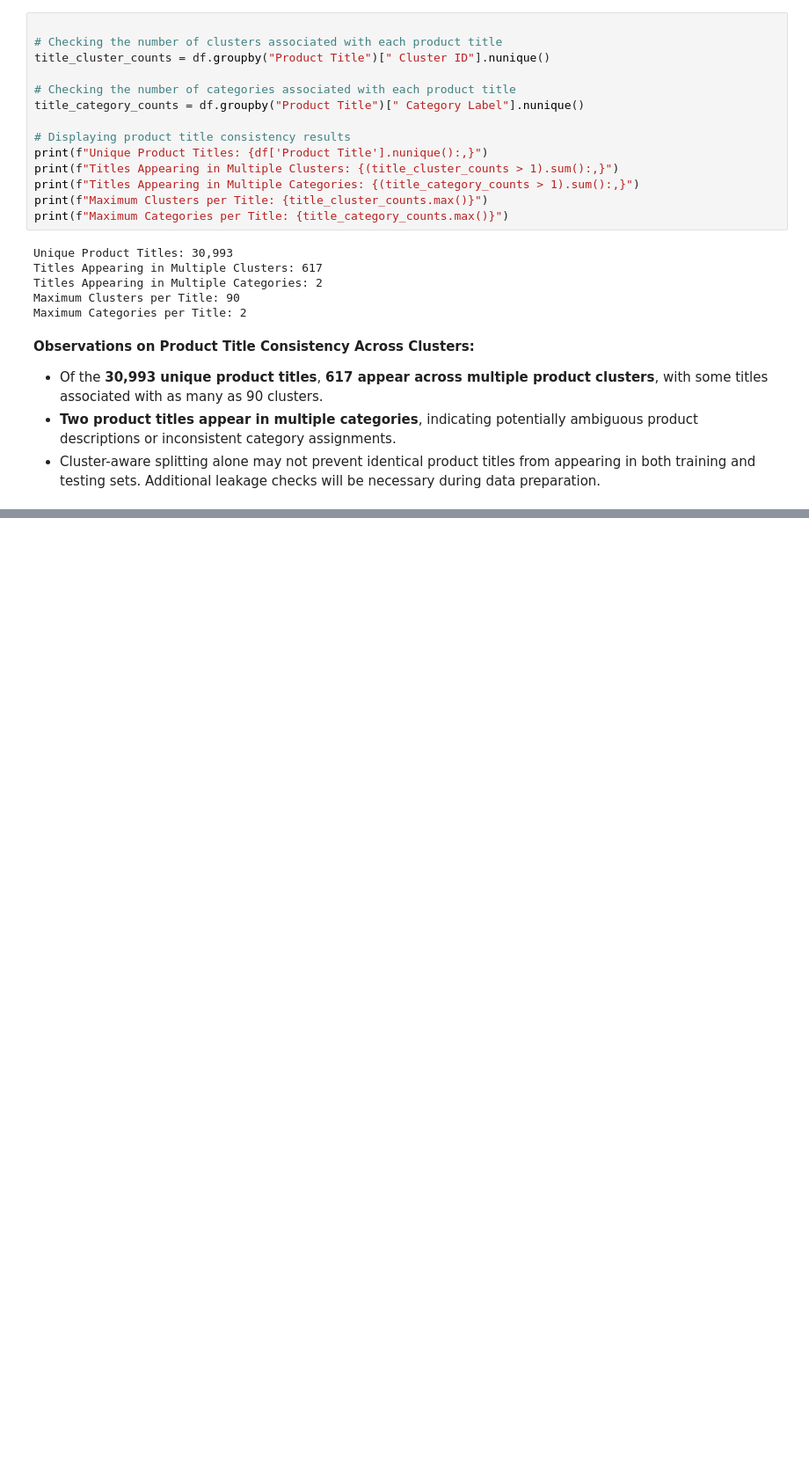
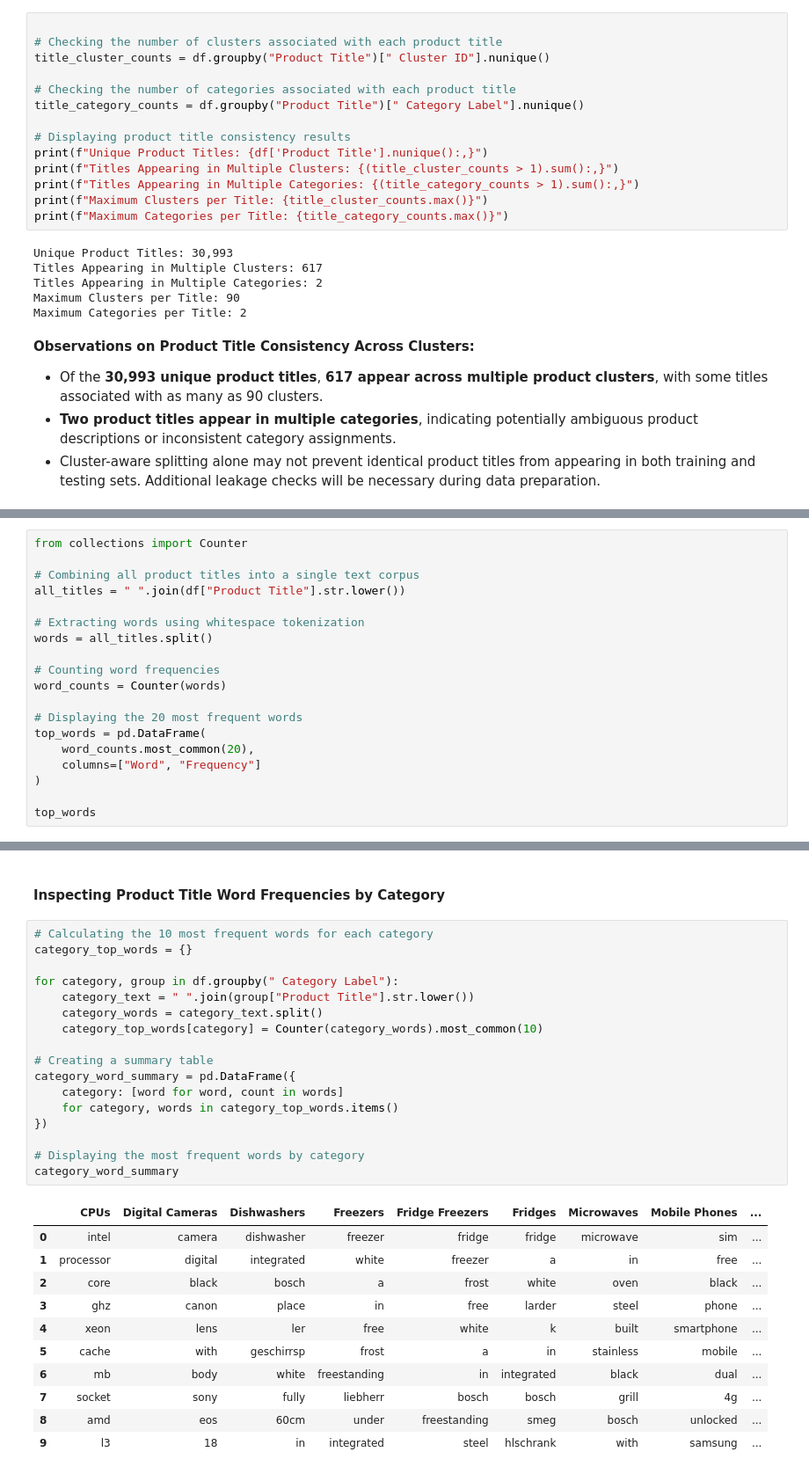
Before and after one commit to TejasMJ/Product-Taxonomy-Intelligence, a Jupyter notebook: notebooks/01_data_understanding.ipynb, the cells around one changed output, grey strips where cells are left out. Shown at 88% size. Saved outputs shown, nothing was run; the diff lists cells and outputs as text; blank space fills up the shorter version.

```diff
--- a/notebooks/01_data_understanding.ipynb
+++ b/notebooks/01_data_understanding.ipynb
@@ -364,0 +510,19 @@ Maximum Categories per Title: 2
+# %%
+from collections import Counter
+
+# Combining all product titles into a single text corpus
+all_titles = " ".join(df["Product Title"].str.lower())
+
+# Extracting words using whitespace tokenization
+words = all_titles.split()
+
+# Counting word frequencies
+word_counts = Counter(words)
+
+# Displaying the 20 most frequent words
+top_words = pd.DataFrame(
+    word_counts.most_common(20),
+    columns=["Word", "Frequency"]
+)
+
+top_words
@@ -364,0 +553,31 @@ Maximum Categories per Title: 2
+# %% [markdown]
+#### Inspecting Product Title Word Frequencies by Category
+# %%
+# Calculating the 10 most frequent words for each category
+category_top_words = {}
+
+for category, group in df.groupby(" Category Label"):
+    category_text = " ".join(group["Product Title"].str.lower())
+    category_words = category_text.split()
+    category_top_words[category] = Counter(category_words).most_common(10)
+
+# Creating a summary table
+category_word_summary = pd.DataFrame({
+    category: [word for word, count in words]
+    for category, words in category_top_words.items()
+})
+
+# Displaying the most frequent words by category
+category_word_summary
+# %% [output]
+|  | CPUs | Digital Cameras | Dishwashers | Freezers | Fridge Freezers | Fridges | Microwaves | Mobile Phones | ... |
+| 0 | intel | camera | dishwasher | freezer | fridge | fridge | microwave | sim | ... |
+| 1 | processor | digital | integrated | white | freezer | a | in | free | ... |
+| 2 | core | black | bosch | a | frost | white | oven | black | ... |
+| 3 | ghz | canon | place | in | free | larder | steel | phone | ... |
+| 4 | xeon | lens | ler | free | white | k | built | smartphone | ... |
+| 5 | cache | with | geschirrsp | frost | a | in | stainless | mobile | ... |
+| 6 | mb | body | white | freestanding | in | integrated | black | dual | ... |
+| 7 | socket | sony | fully | liebherr | bosch | bosch | grill | 4g | ... |
+| 8 | amd | eos | 60cm | under | freestanding | smeg | bosch | unlocked | ... |
+| 9 | l3 | 18 | in | integrated | steel | hlschrank | with | samsung | ... |
```
Also changed, not shown: parts of 31 cells of this notebook.
